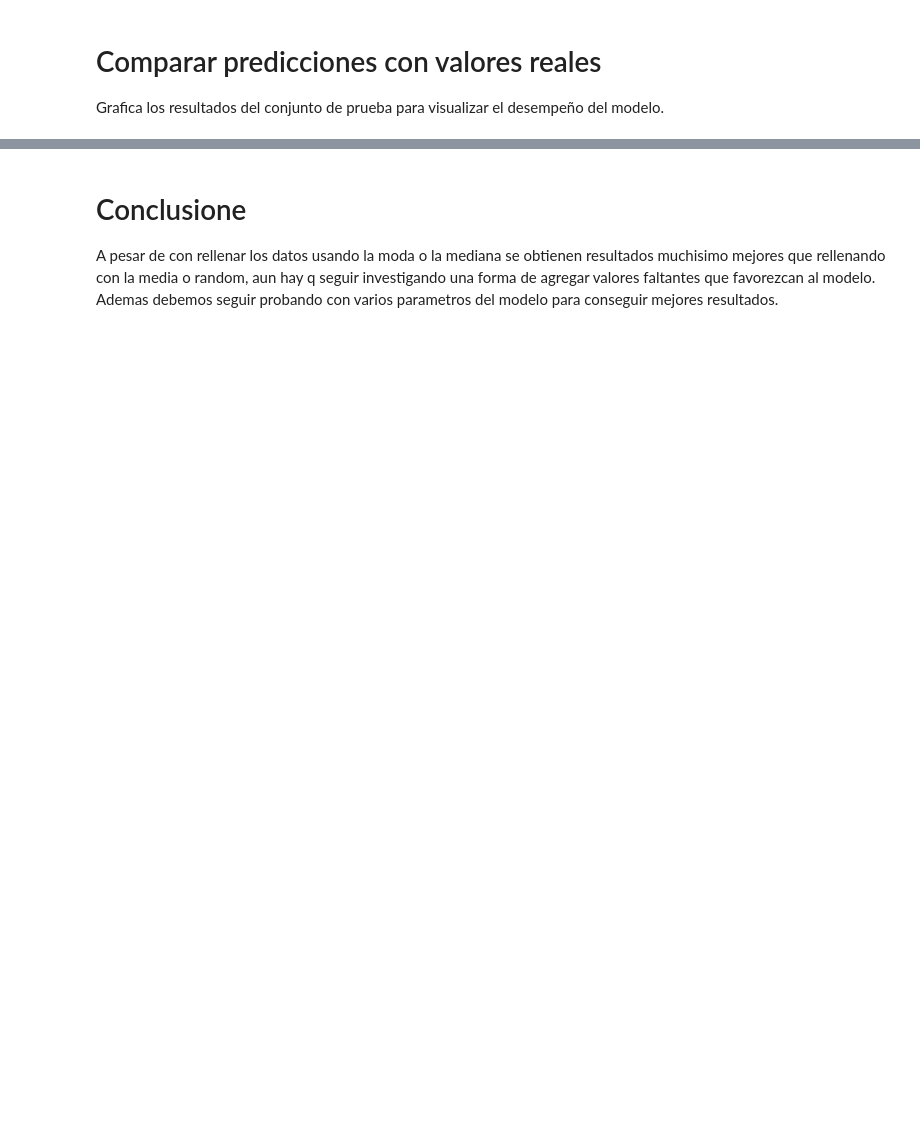
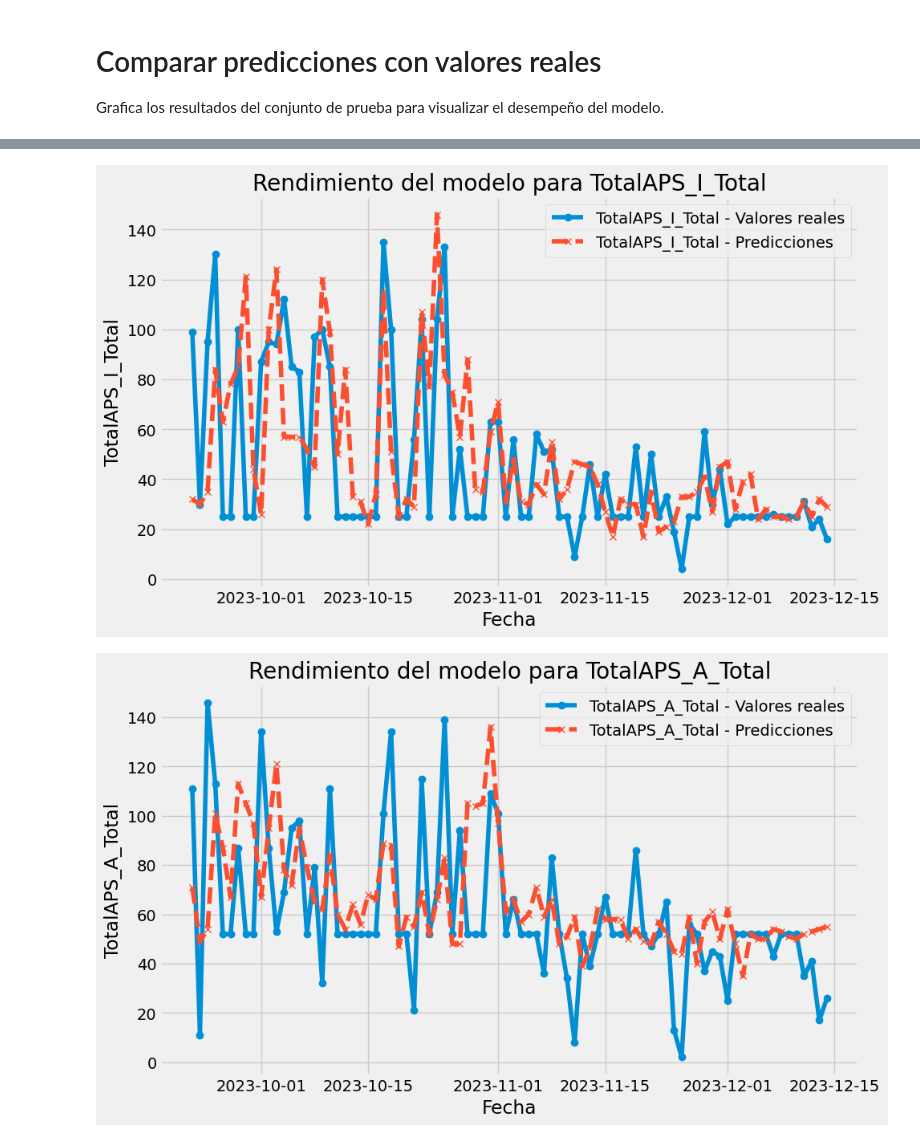
Before and after one commit to RodryJR/polyclinic-ml-project, a Jupyter notebook: src/XGBoost/xgboost_model.ipynb, the cells around one changed output, grey strips where cells are left out. Saved outputs shown, nothing was run; the diff lists cells and outputs as text; code cells hidden in the pictures; blank space fills up the shorter version.

```diff
--- a/src/XGBoost/xgboost_model.ipynb
+++ b/src/XGBoost/xgboost_model.ipynb
@@ -177,31 +173,6 @@ test_data = df.iloc[train_size:]
+# %%
+
+train_data ,test_data = split_data(df,0.8)
 # %% [markdown]
 # Crear características para entrenamiento y prueba
 Crea las mismas características (lags, ventanas móviles, etc.) para ambos subconjuntos de datos.
-# %%
-# Función para generar características temporales, lags y ventanas móviles
-def create_features(df, target_cols, lags=7):
-    # Características temporales
-    df['year'] = df['Date'].dt.year
-    df['month'] = df['Date'].dt.month
-    df['day'] = df['Date'].dt.day
-    df['dayofweek'] = df['Date'].dt.dayofweek
-    df['dayofyear'] = df['Date'].dt.dayofyear
-    df['weekofyear'] = df['Date'].dt.isocalendar().week.astype(int)
-    df['quarter'] = df['Date'].dt.quarter
-
-    # Crear características de lag y ventanas móviles
-    for col in target_cols:
-        for lag in range(1, lags + 1):
-            df[f'{col}_lag_{lag}'] = df[col].shift(lag)
-        df[f'{col}_rolling_mean_7'] = df[col].rolling(window=7).mean()
-        df[f'{col}_rolling_std_7'] = df[col].rolling(window=7).std()
-
-    # Eliminar NaN
-    return df.dropna()
-
-# Columnas objetivo
-target_cols = ['TotalAPS_I_Total', 'TotalAPS_A_Total', 'TotalAPS_PI_Total']
-
-# Generar características para entrenamiento y prueba
-train_data = create_features(train_data, target_cols)
-test_data = create_features(test_data, target_cols)
@@ -225,0 +179,7 @@ See the caveats in the documentation: https://pandas.pydata.org/pandas-docs/stab
+# %%
+# Columnas objetivo
+target_cols = ['TotalAPS_I_Total', 'TotalAPS_A_Total', 'TotalAPS_PI_Total']
+
+# Generar características para entrenamiento y prueba
+train_data = create_features(train_data, target_cols, lags=7,wind=7)
+test_data = create_features(test_data, target_cols, lags=7,wind=7)
@@ -275,0 +207,2 @@ TotalAPS_PI_Total - RMSE: 56.8524763780245
+# %%
+_,predictions=train_and_evaluate_multiple_targets(train_data, test_data, target_cols, date_col='Date')
@@ -296,3 +219,5 @@ for target_col in target_cols:
-# %% [markdown]
-# Conclusione
-A pesar de con rellenar los datos usando la moda o la mediana se obtienen resultados muchisimo mejores que rellenando con la media o random, aun hay q seguir investigando una forma de agregar valores faltantes que favorezcan al modelo. Ademas debemos seguir probando con varios parametros del modelo para conseguir mejores resultados.
+# %%
+plot_model_performance(test_data, target_cols, predictions)
+# %% [output]
+[figure, added]
+[figure, added]
```
Also changed, not shown: parts of 16 cells of this notebook, 1 other file.
